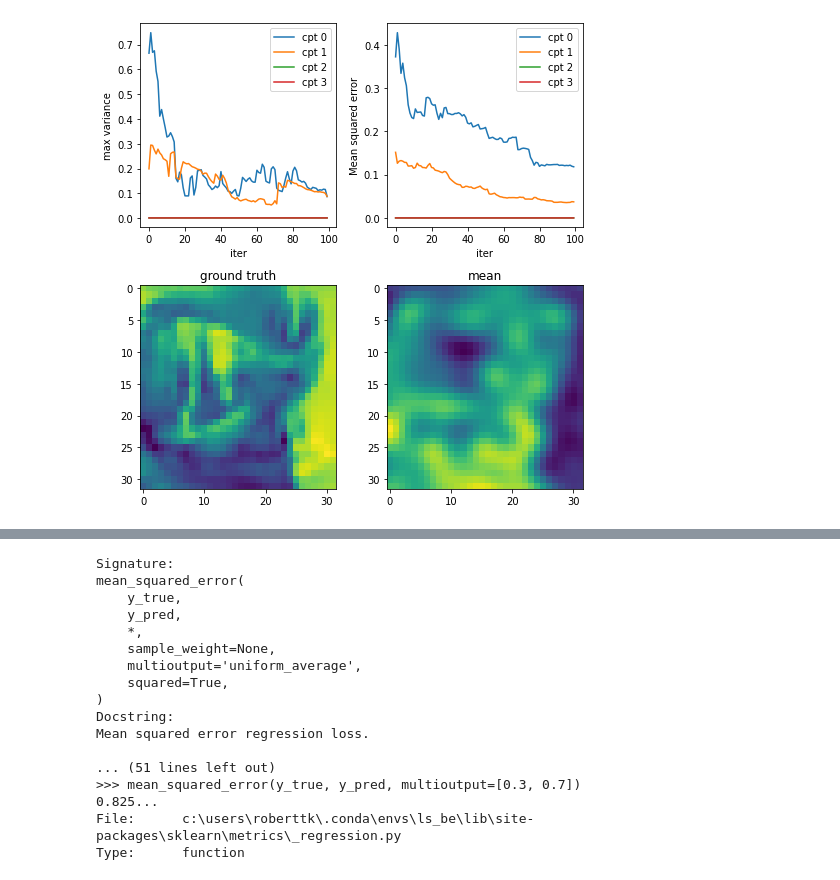
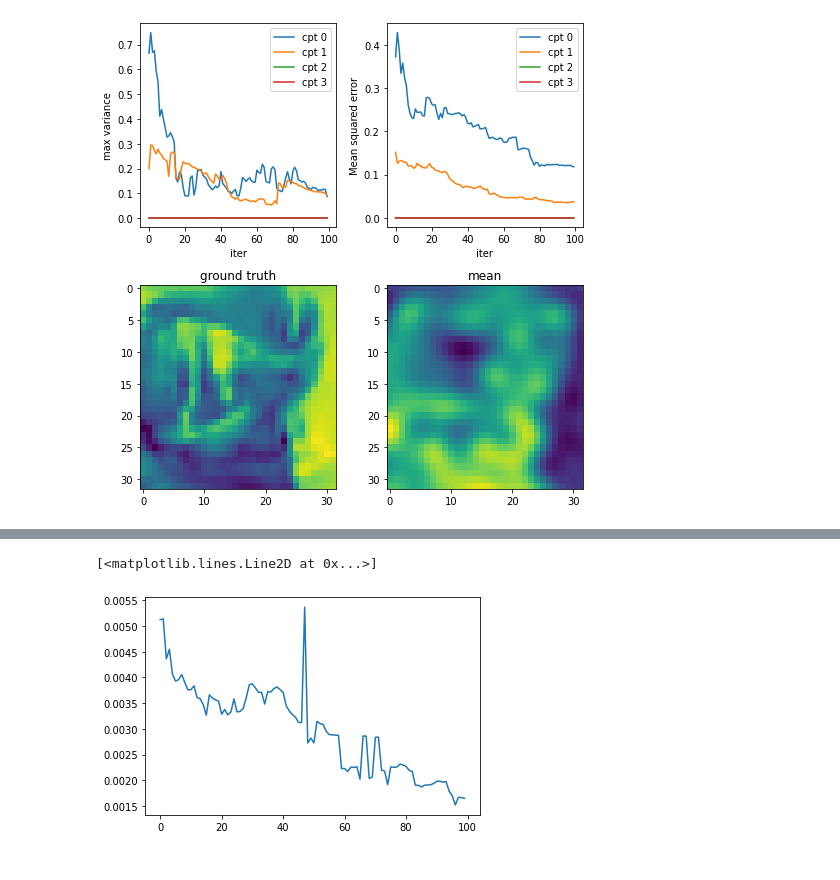
Before and after one commit to tangkong/ls_be, a Jupyter notebook: notebooks/BO_loop.ipynb, the cells around one changed output, grey strips where cells are left out. Drawn from its saved outputs; the diff is of its cells as text; code cells hidden in the pictures.

Commit message:
Changes to BO_loop, error calced on reconstruction

```diff
--- a/notebooks/BO_loop.ipynb
+++ b/notebooks/BO_loop.ipynb
@@ -42,5 +42,5 @@ from src.models.train_model import BO_loop
 from src.models.acquisition import Random, MaxVariance
 # %%
 %%time
-gp_model, init_obs, train_x, test_x, variances_R, errors_R, cpts_subset, chosen_R = BO_loop(xanes_data, n_cpts=4, BO_iters=10, acq_func=MaxVariance)
+gp_model, init_obs, train_x, test_x, variances_R, errors_R, cpts_subset, chosen_R = BO_loop(xanes_data, n_cpts=4, BO_iters=100, acq_func=MaxVariance)
 # %% [output]
@@ -75,21 +62,5 @@ errors_R
-# %%
-from sklearn.metrics import mean_squared_error
-mean_squared_error?
-# %% [output]
-Signature:
-mean_squared_error(
-    y_true,
-    y_pred,
-    *,
-    sample_weight=None,
-    multioutput='uniform_average',
-    squared=True,
-)
-Docstring:
-Mean squared error regression loss.
-
-... (51 lines left out)
->>> mean_squared_error(y_true, y_pred, multioutput=[0.3, 0.7])
-0.825...
-File:      c:\users\roberttk\.conda\envs\ls_be\lib\site-packages\sklearn\metrics\_regression.py
-Type:      function
+# %%
+plt.plot(errors_R)
+# %% [output]
+[<matplotlib.lines.Line2D at 0x...>]
+[figure, added]
```
Also changed, not shown: parts of 2 cells of this notebook, 1 other file.
